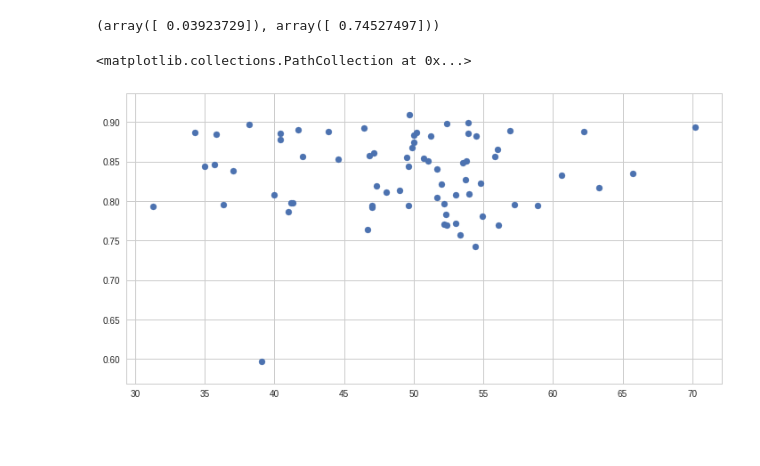
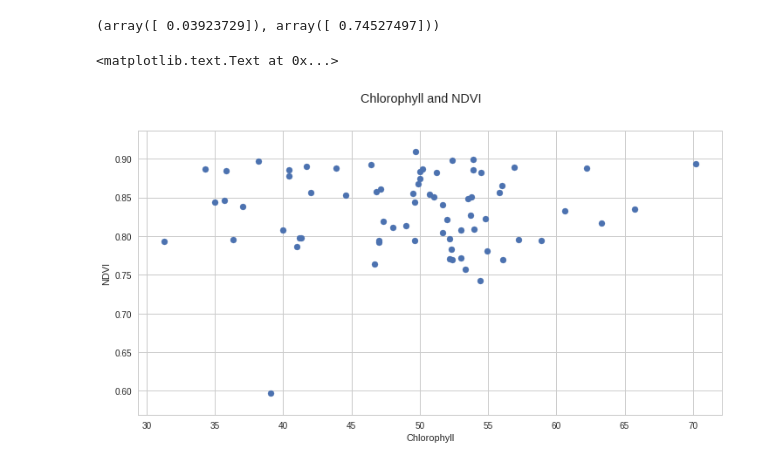
Before and after one commit to cheripai/thesis, a Jupyter notebook: notebooks/Lettuce_NDVI_SPAD.ipynb, the cells around one changed output. Saved outputs shown, nothing was run; the diff lists cells and outputs as text; code cells hidden in the pictures; blank space fills up the shorter version.

```diff
--- a/notebooks/Lettuce_NDVI_SPAD.ipynb
+++ b/notebooks/Lettuce_NDVI_SPAD.ipynb
@@ -11,7 +11,8 @@ plt.rcParams['figure.figsize'] = (12, 6)
 # %%
 spad_14 = pd.read_csv("../data/Chlorophyll/2017-04-14.csv", header=None)
 spad_28 = pd.read_csv("../data/Chlorophyll/2017-04-28_rm_missing.csv", header=None)
-wp_df = pd.read_csv("../data/WaterPotential/Lettuce.csv")
+ndvi_14 = pd.read_csv("../data/NDVI/Lettuce_2017-04-14.csv", header=None)
+ndvi_28 = pd.read_csv("../data/NDVI/Lettuce_2017-04-28.csv", header=None)
 # %%
 ndvi = np.concatenate((ndvi_14.as_matrix(), ndvi_28.as_matrix()), axis=0)
 spad = np.concatenate((spad_14.as_matrix(), spad_28.as_matrix()), axis=0)
@@ -19,8 +20,12 @@ spad = np.concatenate((spad_14.as_matrix(), spad_28.as_matrix()), axis=0)
 stats.pearsonr(spad, ndvi)
 # %% [output]
 (array([ 0.03923729]), array([ 0.74527497]))
-# %%
-plt.scatter(spad, ndvi)
-# %% [output]
-<matplotlib.collections.PathCollection at 0x...>
-[figure, removed]
+# %%
+fig = plt.figure()
+plt.scatter(spad, ndvi)
+fig.suptitle("Chlorophyll and NDVI")
+plt.xlabel("Chlorophyll")
+plt.ylabel("NDVI")
+# %% [output]
+<matplotlib.text.Text at 0x...>
+[figure, added]
```
Also changed, not shown: 2 other files.
